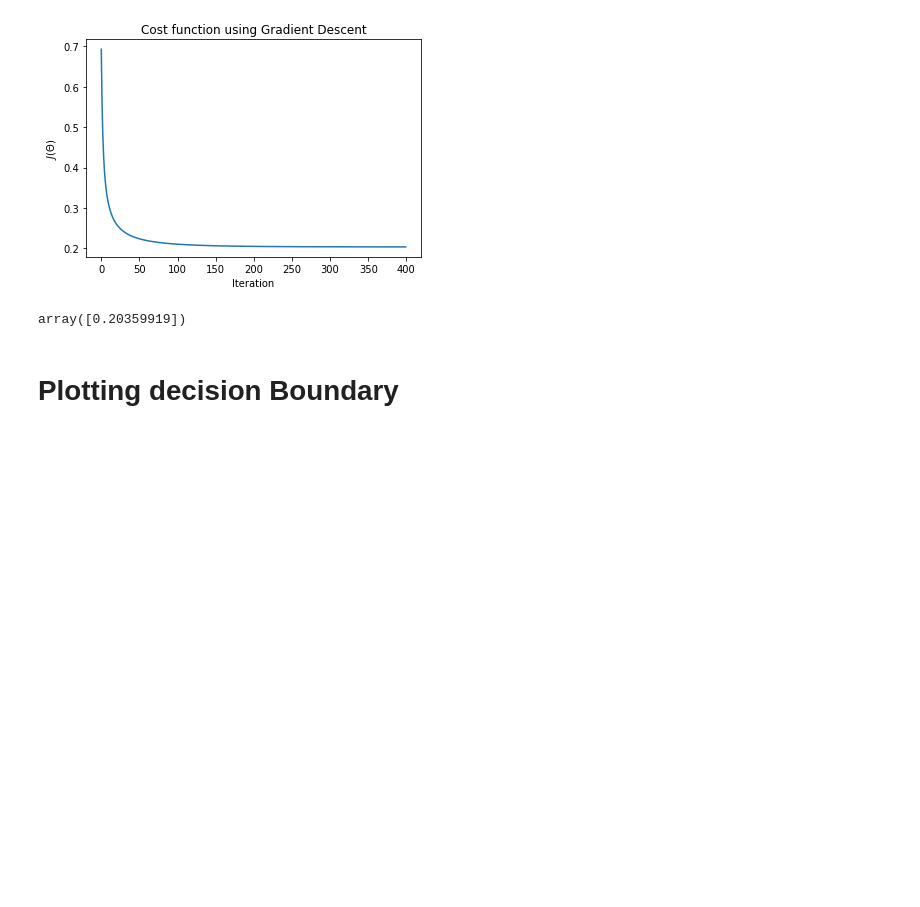
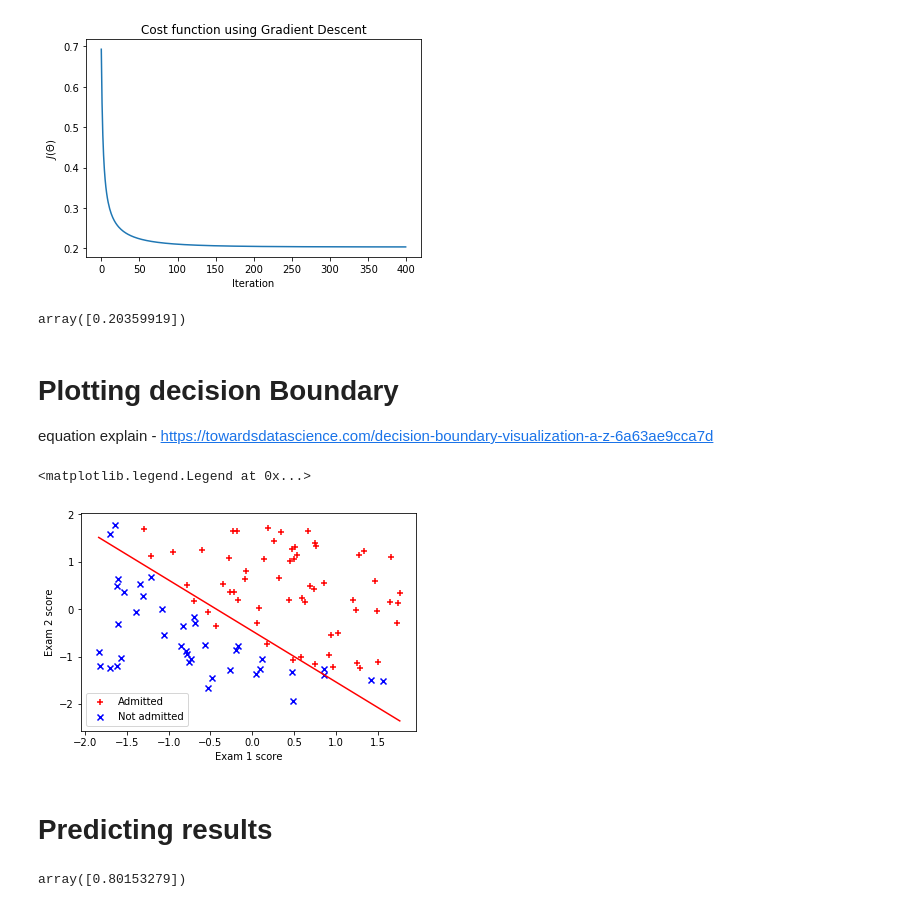
Before and after one commit to rajithst/mlalgo-python, a Jupyter notebook: classification/Logistic Regression.ipynb, the cells around one changed output. Cells and saved outputs as stored; diff of their text form; code cells hidden in the pictures; blank space fills up the shorter version.

Commit message:
add decision boundary plot and prediction

```diff
--- a/classification/Logistic Regression.ipynb
+++ b/classification/Logistic Regression.ipynb
@@ -134,5 +134,25 @@ cos = getCost(X,y, thetas)
 cos[0]
 # %% [output]
 array([0.20359919])
-# %% [markdown]
-# Plotting decision Boundary
+# %% [markdown]
+# Plotting decision Boundary
+
+equation explain - https://towardsdatascience.com/decision-boundary-visualization-a-z-6a63ae9cca7d
+# %%
+positive = X[admitted.index][:,1:3]
+# %%
+negative = X[not_admitted.index][:,1:3]
+# %%
+plt.scatter(positive[:,0],positive[:,1],c="r",marker="+",label="Admitted")
+plt.scatter(negative[:,0],negative[:,1],c="b",marker="x",label="Not admitted")
+x_value= np.array([np.min(X[:,1]),np.max(X[:,1])])
+y_value=-(thetas[0] +thetas[1]*x_value)/thetas[2]
+plt.plot(x_value,y_value, "r")
+plt.xlabel("Exam 1 score")
+plt.ylabel("Exam 2 score")
+plt.legend(loc=0)
+# %% [output]
+<matplotlib.legend.Legend at 0x...>
+[figure, added]
+# %% [markdown]
+# Predicting results
@@ -138,0 +166,4 @@ array([0.20359919])
+# %%
+prob
+# %% [output]
+array([0.80153279])
```
Also changed, not shown: parts of 2 cells of this notebook.
